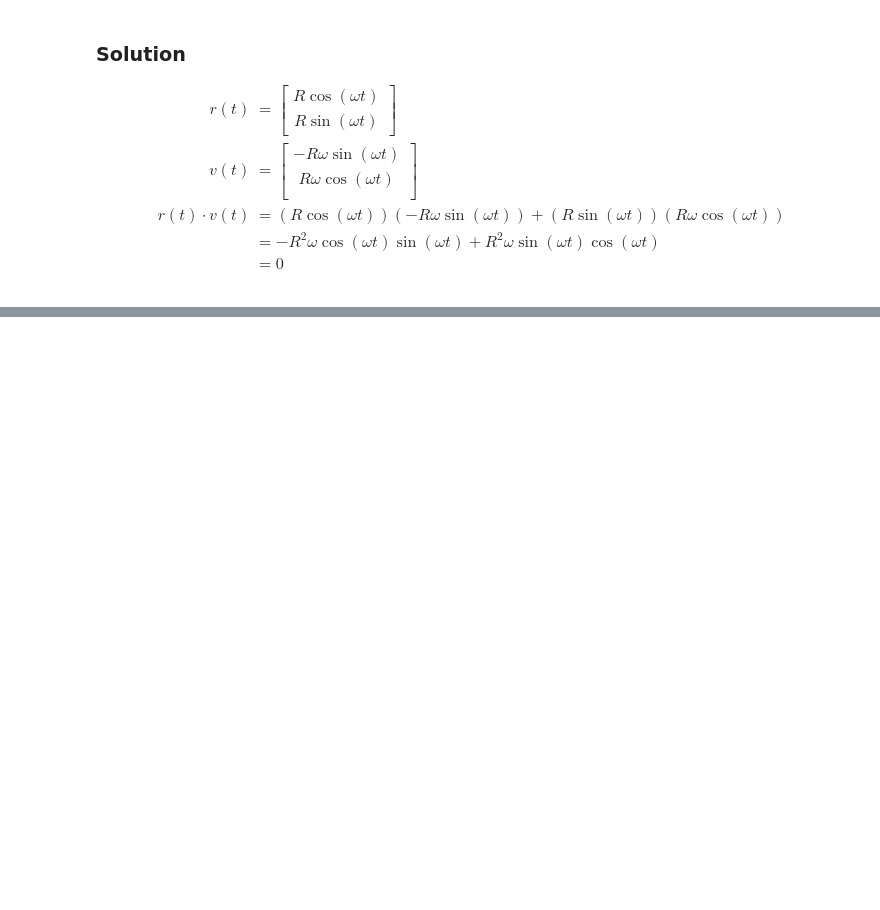
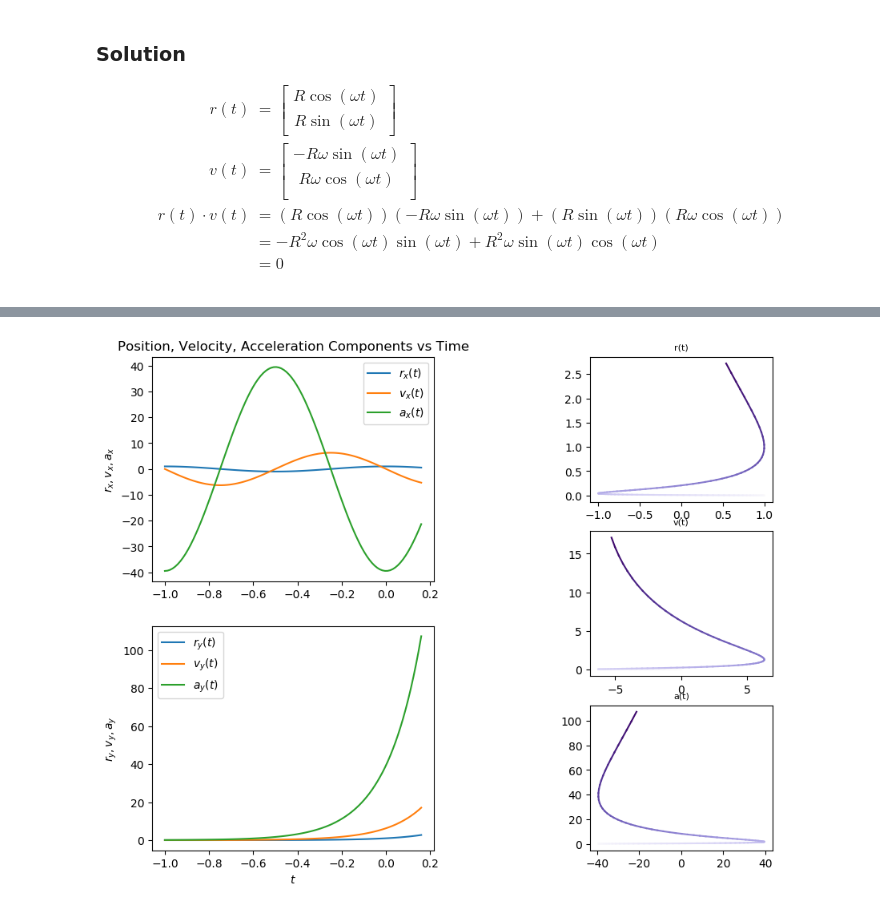
Before and after one commit to chaaland/classical-mechanics-ttm, a Jupyter notebook: Chapter2/Chapter2.ipynb, the cells around one changed output, grey strips where cells are left out. Saved outputs shown, nothing was run; the diff lists cells and outputs as text; code cells hidden in the pictures; blank space fills up the shorter version.

Commit message:
More plots

```diff
--- a/Chapter2/Chapter2.ipynb
+++ b/Chapter2/Chapter2.ipynb
@@ -324,0 +324,8 @@ $$
+# %%
+function plot_smooth_colors(x, y, cmap)
+    palette = colormap(cmap, 100)
+    for i in range(1,stop=99)
+        color = palette[i]
+        plot(x[i:i+1], y[i:i+1], color=(red(color), green(color), blue(color)));
+    end
+end
@@ -324,0 +344,43 @@ $$
+# %%
+t_vals = LinRange(-1, 1/(2*pi), 100)
+omega = 2 * pi
+
+r_x = cos.(omega * t_vals);
+r_y = exp.(omega * t_vals);
+
+v_x = -omega * sin.(omega * t_vals);
+v_y = omega * exp.(omega * t_vals);
+
+a_x = -omega^2 * cos.(omega * t_vals);
+a_y = omega^2 * exp.(omega * t_vals);
+
+figure(figsize=(10,8))
+subplot(221)
+plot(t_vals, r_x, label=L"r_x(t)");
+plot(t_vals, v_x, label=L"v_x(t)");
+plot(t_vals, a_x, label=L"a_x(t)");
+title("Position, Velocity, Acceleration Components vs Time")
+ylabel(L"$r_x,v_x,a_x$");
+legend();
+
+subplot(223)
+plot(t_vals, r_y, label=L"r_y(t)");
+plot(t_vals, v_y, label=L"v_y(t)");
+plot(t_vals, a_y, label=L"a_y(t)");
+ylabel(L"$r_y,v_y,a_y$");
+xlabel(L"$t$");
+legend();
+
+subplot(333)
+plot_smooth_colors(r_x, r_y, "Purples")
+title("r(t)", fontsize=8);
+
+subplot(336)
+plot_smooth_colors(v_x, v_y, "Purples")
+title("v(t)", fontsize=8);
+
+subplot(339)
+plot_smooth_colors(a_x, a_y, "Purples")
+title("a(t)", fontsize=8);
+# %% [output]
+[figure, added]
```
Also changed, not shown: parts of 9 cells of this notebook.
